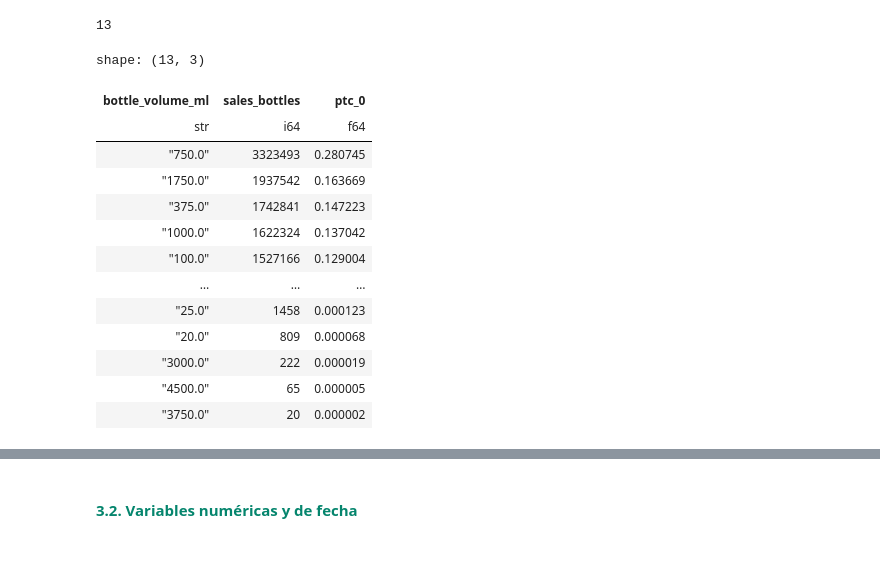
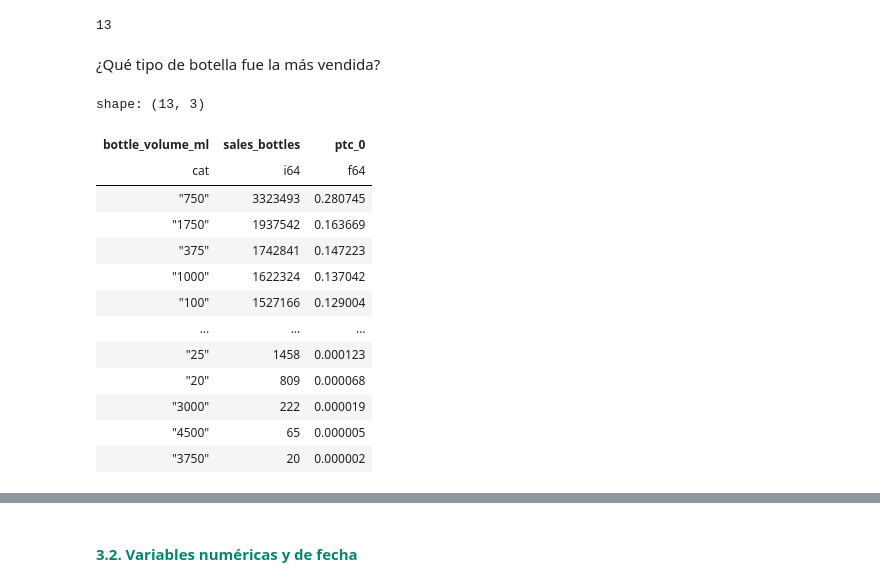
Before and after one commit to charliebrown007/Proyecto_UCB_2da_fase, a Jupyter notebook: 03_scripts/s_04_Fase_02.ipynb, the cells around one changed output, grey strips where cells are left out. Drawn from its saved outputs; the diff is of its cells as text; code cells hidden in the pictures; blank space fills up the shorter version.

```diff
--- a/03_scripts/s_04_Fase_02.ipynb
+++ b/03_scripts/s_04_Fase_02.ipynb
@@ -225,28 +225,29 @@ Dentro del dataframe existen 13 tipos de botellas diferencias por su tamaño.
 df_01.get_column('bottle_volume_ml').n_unique()
 # %% [output]
 13
+# %% [markdown]
+¿Qué tipo de botella fue la más vendida?
 # %%
-( df_01
-    .group_by('bottle_volume_ml')
-    .agg(pl.sum('sales_bottles'))
-    .sort( by = ['sales_bottles'], descending = [True] )
-    .with_columns( (pl.col('sales_bottles') / pl.sum('sales_bottles')).alias('ptc_0') )
-    )
+df_01.\
+    group_by('bottle_volume_ml').\
+    agg(pl.sum('sales_bottles')).\
+    sort( by = ['sales_bottles'], descending = [True] ).\
+    with_columns( (pl.col('sales_bottles') / pl.sum('sales_bottles')).alias('ptc_0') )
 # %% [output]
 shape: (13, 3)
 | bottle_volume_ml | sales_bottles | ptc_0 |
-| str | i64 | f64 |
-| "750.0" | 3323493 | 0.280745 |
-| "1750.0" | 1937542 | 0.163669 |
-| "375.0" | 1742841 | 0.147223 |
-| "1000.0" | 1622324 | 0.137042 |
-| "100.0" | 1527166 | 0.129004 |
+| cat | i64 | f64 |
+| "750" | 3323493 | 0.280745 |
+| "1750" | 1937542 | 0.163669 |
+| "375" | 1742841 | 0.147223 |
+| "1000" | 1622324 | 0.137042 |
+| "100" | 1527166 | 0.129004 |
 | … | … | … |
-| "25.0" | 1458 | 0.000123 |
-| "20.0" | 809 | 0.000068 |
-| "3000.0" | 222 | 0.000019 |
-| "4500.0" | 65 | 0.000005 |
-| "3750.0" | 20 | 0.000002 |
+| "25" | 1458 | 0.000123 |
+| "20" | 809 | 0.000068 |
+| "3000" | 222 | 0.000019 |
+| "4500" | 65 | 0.000005 |
+| "3750" | 20 | 0.000002 |
 # %%
 fn_01.plot_cat_function_01(
     df_param = df_01,
```
Also changed, not shown: parts of 24 cells of this notebook, 7 other files.
